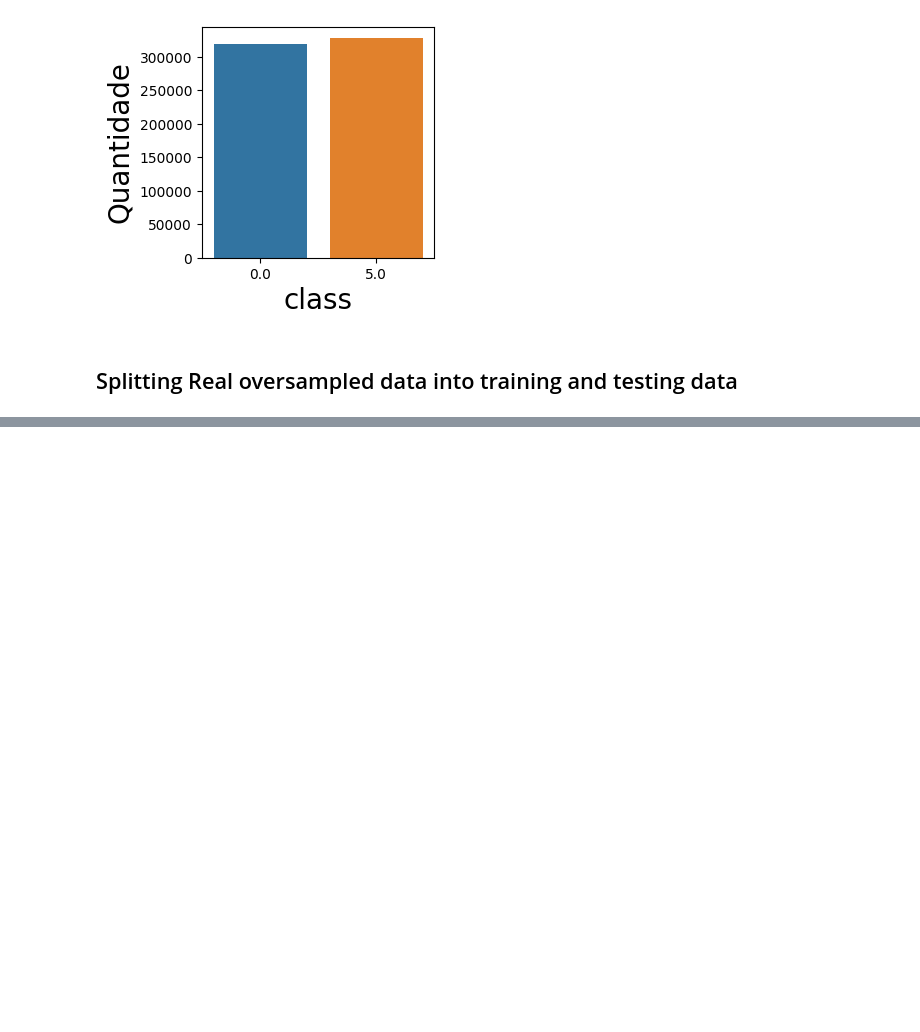
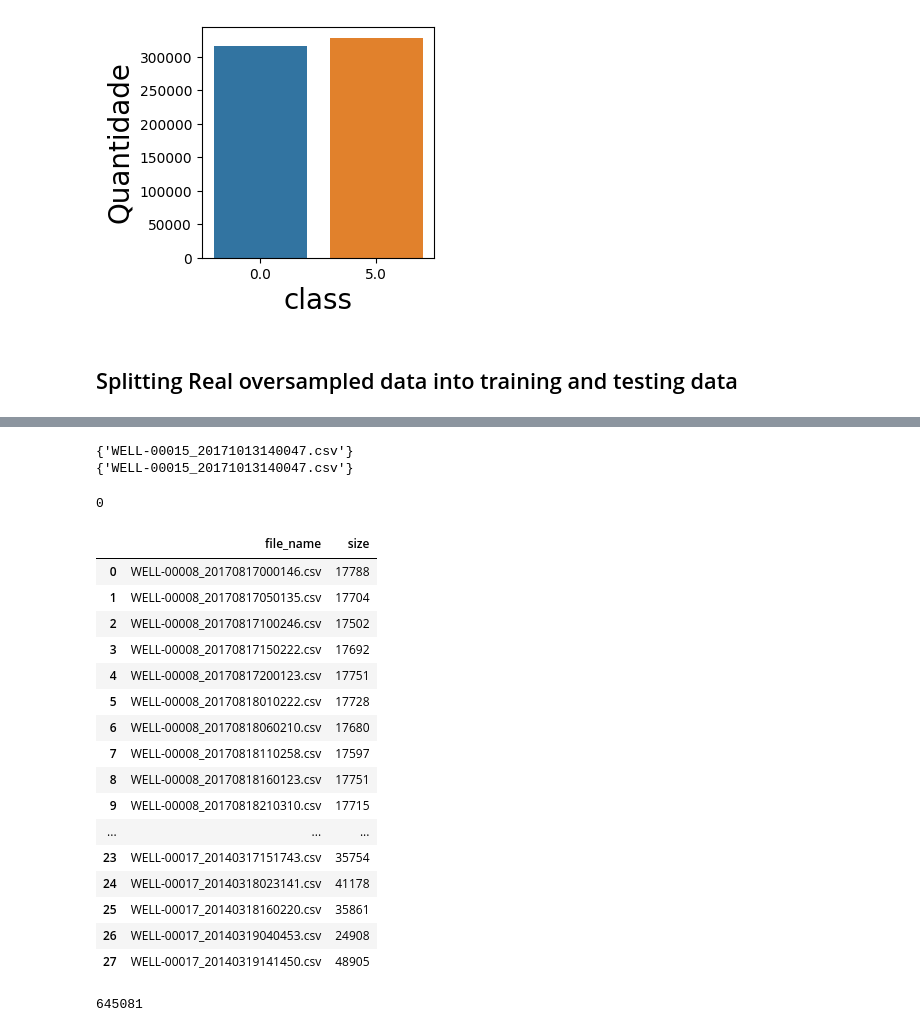
Before and after one commit to raul-macedo-freire/3w_ann_prp, a Jupyter notebook: oversampling.ipynb, the cells around one changed output, grey strips where cells are left out. Saved outputs shown, nothing was run; the diff lists cells and outputs as text; code cells hidden in the pictures; blank space fills up the shorter version.

```diff
--- a/oversampling.ipynb
+++ b/oversampling.ipynb
@@ -147,9 +169,9 @@ master5_df = pd.read_csv('./main_class_five_&_zero.csv')
 # %% [markdown]
 Obtaining the names of the first 16 files with class 0 and removing the columns.
 # %%
-files = np.unique(master5_df['file_name'])
+files = np.unique(master5_df[master5_df['event'].eq(0)]['file_name'])
 # %%
-files = list(files[:16])
+files = list(files[-16:])
 
-normal_operation_dfs = master5_df[(master5_df['class']==0.0) & (master5_df['file_name'].isin(files))]
+normal_operation_dfs = master5_df[(master5_df['event']==0) & (master5_df['file_name'].isin(files))]
 normal_operation_dfs=normal_operation_dfs.drop(columns=['T-JUS-CKGL','QGL','event'])
@@ -186,3 +236,40 @@ out_real = pd.DataFrame(data_balance_with_real['class'])
+# %%
+# Files that contain P-TPT and T-TPT zero
+print(set(data_balance_with_real[data_balance_with_real['P-TPT'].eq(0)]['file_name']))
+print(set(data_balance_with_real[data_balance_with_real['T-TPT'].eq(0)]['file_name']))
+# %% [output]
+{'WELL-00015_20171013140047.csv'}
+{'WELL-00015_20171013140047.csv'}
+# %%
+# Quantity of files with P-PDG zero
+len(set(data_balance_with_real[data_balance_with_real['P-PDG'].eq(0)]['file_name']))
+# %% [output]
+0
+# %%
+files_and_sizes = data_balance_with_real.groupby(data_balance_with_real['file_name'],as_index=False,dropna=False).size().copy()
+files_and_sizes
+# %% [output]
+|  | file_name | size |
+| 0 | WELL-00008_20170817000146.csv | 17788 |
+| 1 | WELL-00008_20170817050135.csv | 17704 |
+| 2 | WELL-00008_20170817100246.csv | 17502 |
+| 3 | WELL-00008_20170817150222.csv | 17692 |
+| 4 | WELL-00008_20170817200123.csv | 17751 |
+| 5 | WELL-00008_20170818010222.csv | 17728 |
+| 6 | WELL-00008_20170818060210.csv | 17680 |
+| 7 | WELL-00008_20170818110258.csv | 17597 |
+| 8 | WELL-00008_20170818160123.csv | 17751 |
+| 9 | WELL-00008_20170818210310.csv | 17715 |
+| ... | ... | ... |
+| 23 | WELL-00017_20140317151743.csv | 35754 |
+| 24 | WELL-00017_20140318023141.csv | 41178 |
+| 25 | WELL-00017_20140318160220.csv | 35861 |
+| 26 | WELL-00017_20140319040453.csv | 24908 |
+| 27 | WELL-00017_20140319141450.csv | 48905 |
+# %%
+len(data_balance_with_real)
+# %% [output]
+645081
 # %%
 train_in1_real,test_in1_real,train_out1_real,test_out1_real = train_test_split(in_1_real,out_real,test_size=0.3)
 train_in2_real,test_in2_real,train_out2_real,test_out2_real = train_test_split(in_2_real,out_real,test_size=0.3)
```
Also changed, not shown: parts of 7 cells of this notebook.
